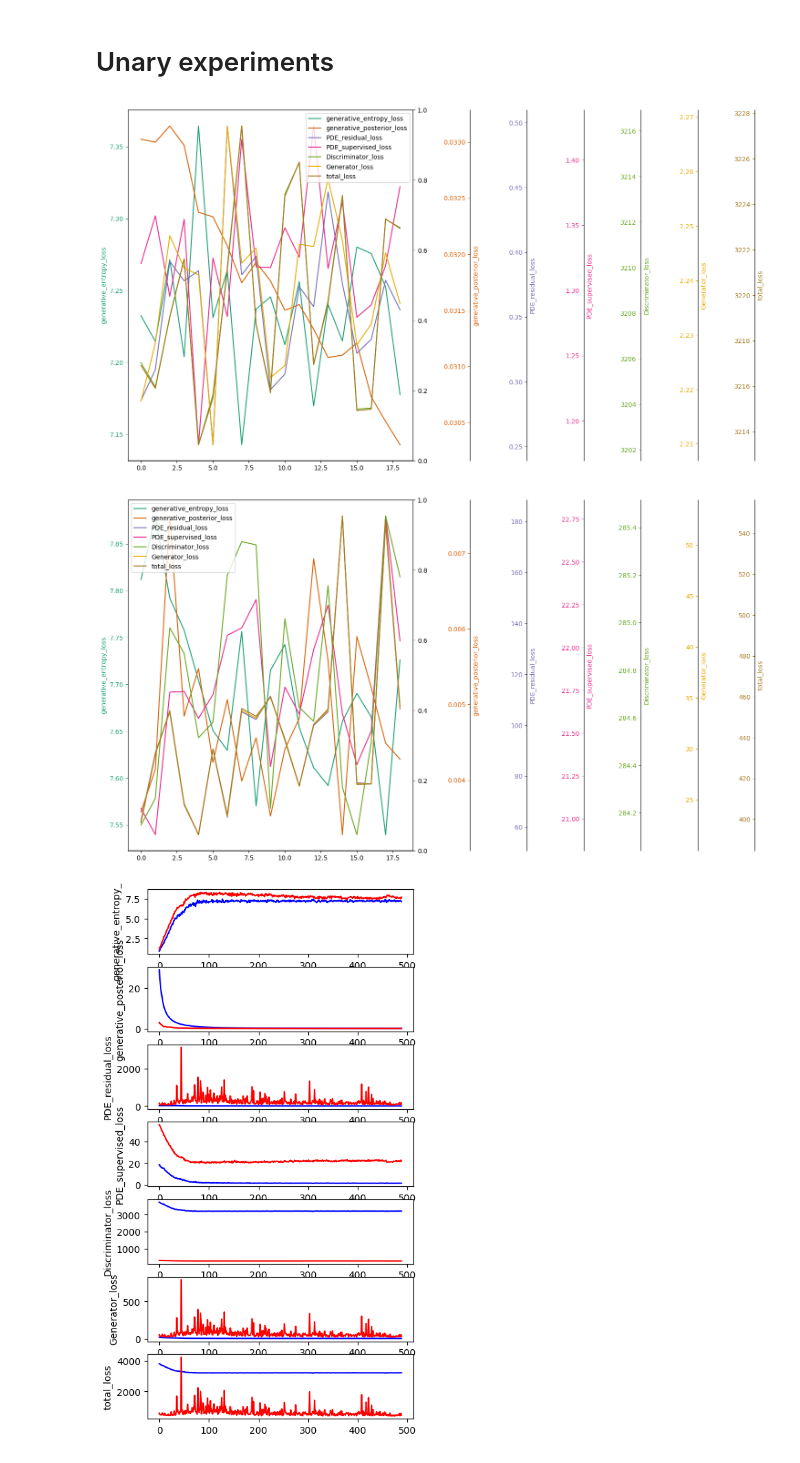
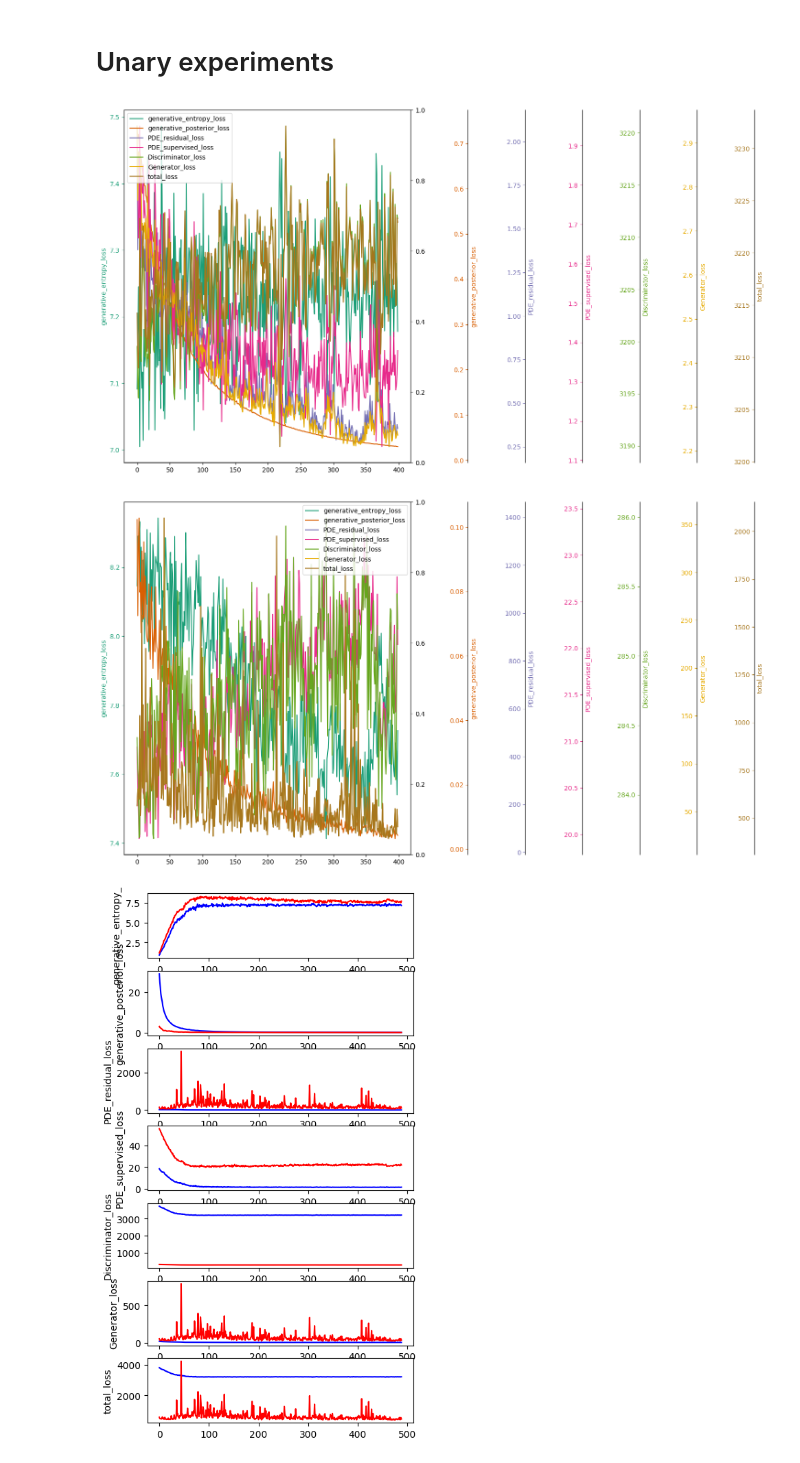
Before and after one commit to grmc1999/PhysicsSimulationDeepLearning, a Jupyter notebook: Notebooks/Result_analysis.ipynb, the cells around one changed output. Cells and saved outputs as stored; diff of their text form; code cells hidden in the pictures.

```diff
--- a/Notebooks/Result_analysis.ipynb
+++ b/Notebooks/Result_analysis.ipynb
@@ -54,13 +54,14 @@ root="../Exps/GAN_PI"
 #model_id="GAN_PI_PointNet_LL_PDELL_D1_G1"
 model_id="GAN_PI_PointNet_LL_r10_PDELL"
 model_id="GAN_PI__MultiP20_PointNet_LL_PDELL"
+model_id="GAN_PI__MultiP50_PointNet_LL_PDELL"
 hist=np.load(os.path.join(root,model_id,"loss_results.npy"),allow_pickle=True)
 hist=hist.tolist()
 # %%
 
 #plt.plot(step_loss["PDE_supervised_loss"][-100:])
 
-inidx_1=-20
+inidx_1=100
 inidx_2=-1
 
 step_loss={}
@@ -107,35 +108,35 @@ for k in hist[1]["test"]["generative_losses"][0].keys():
 
 fig,axs=plt.subplots(figsize=(10,10))
 fig.subplots_adjust(right=0.75)
 t_lines=[]
 axss=[axs]
 colors = mpl.colormaps['Dark2'].colors
 
 for i,(k,color) in enumerate(zip(step_loss.keys(),colors)):
 
     if i>0:
         axs.spines.left.set_position(("axes",1.0 + i*0.2))
         axs.spines.right.set_position(("axes",1.0 + i*0.2))
         axs.spines.top.set_position(("axes",1.0 + i*0.2))
     line=axs.plot(np.arange(len(step_loss[k][inidx_1:inidx_2])),step_loss[k][inidx_1:inidx_2],color=color,label=k)
     t_lines.append(line)
     axs=axs.twinx()
     axss.append(axs)
 
 
 for line,axs,label,color in zip(t_lines,axss,step_loss.keys(),colors):
     axs.yaxis.label.set_color(color)
     axs.set(ylabel=label)
     axs.tick_params(axis='y', colors=color)
 
 
 t_lines=reduce(lambda x,y:x+y,t_lines)
 axs.legend(t_lines,[l.get_label() for l in t_lines])
 
 plt.show()
 # %% [output]
-[figure, old version]
+[figure, new version]
-[figure, old version]
+[figure, new version]
 # %%
 step_loss_train={}
 step_loss_test={}
```
Also changed, not shown: parts of 7 cells of this notebook, 3 other files.
